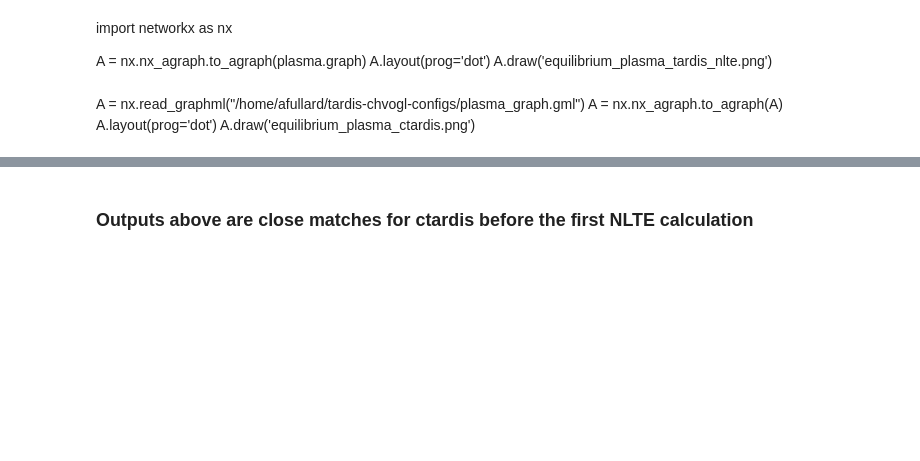
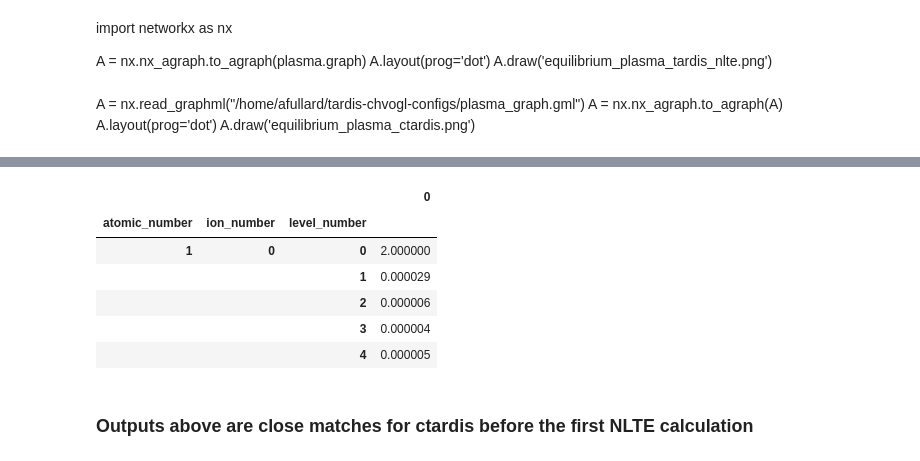
Before and after one commit to andrewfullard/tardis, a Jupyter notebook: docs/physics_walkthrough/plasma/equilibrium/hydrogen_continuum.ipynb, the cells around one changed output, grey strips where cells are left out. Saved outputs shown, nothing was run; the diff lists cells and outputs as text; code cells hidden in the pictures; blank space fills up the shorter version.

```diff
--- a/docs/physics_walkthrough/plasma/equilibrium/hydrogen_continuum.ipynb
+++ b/docs/physics_walkthrough/plasma/equilibrium/hydrogen_continuum.ipynb
@@ -133,5 +162,13 @@ plasma.phi
 # %%
-plasma.level_boltzmann_factor
+plasma.level_boltzmann_factor.head()
+# %% [output]
+|  |  |  | 0 |
+| atomic_number | ion_number | level_number |  |
+| 1 | 0 | 0 | 2.000000 |
+|  |  | 1 | 0.000029 |
+|  |  | 2 | 0.000006 |
+|  |  | 3 | 0.000004 |
+|  |  | 4 | 0.000005 |
 # %% [markdown]
 ### Outputs above are close matches for ctardis before the first NLTE calculation
 # %% [markdown]
```
Also changed, not shown: parts of 33 cells of this notebook, 2 other files.
